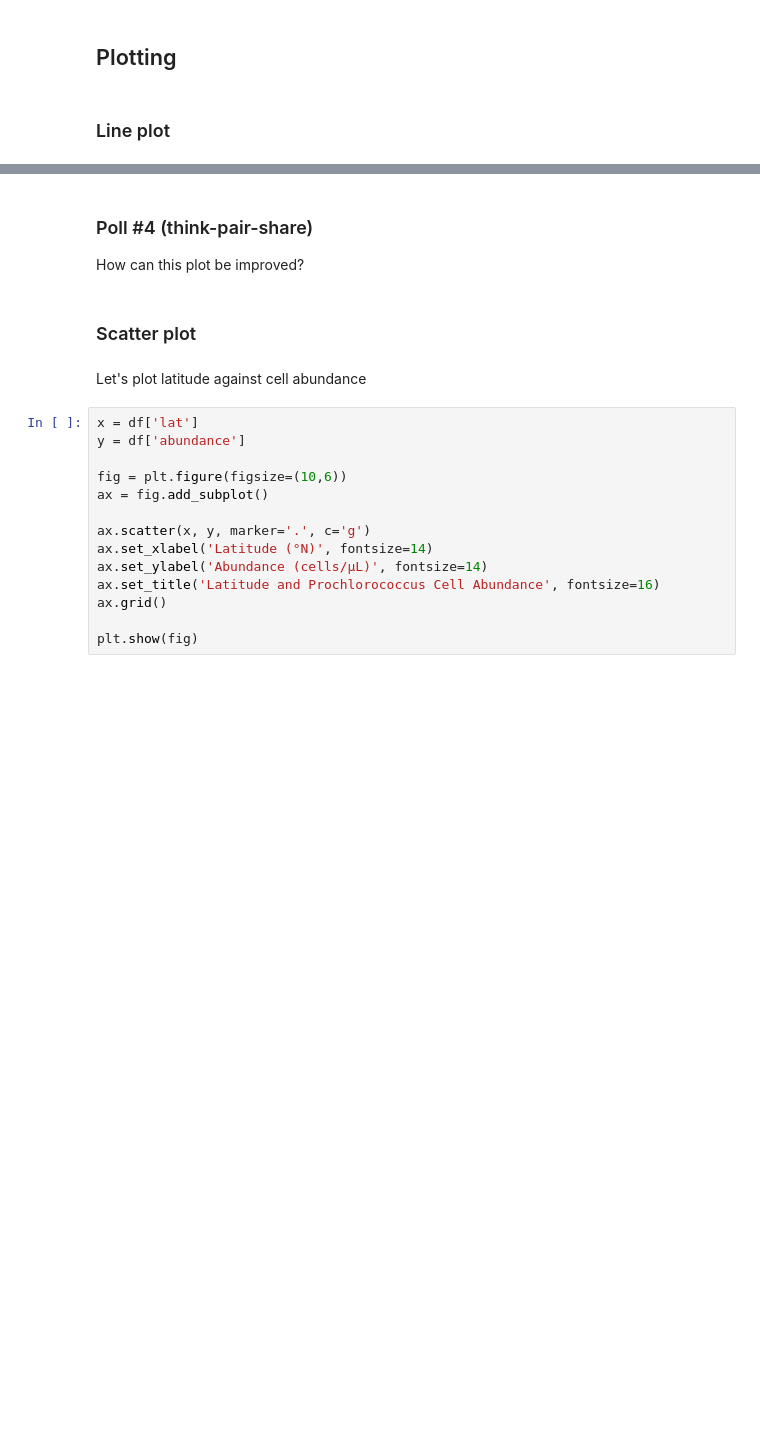
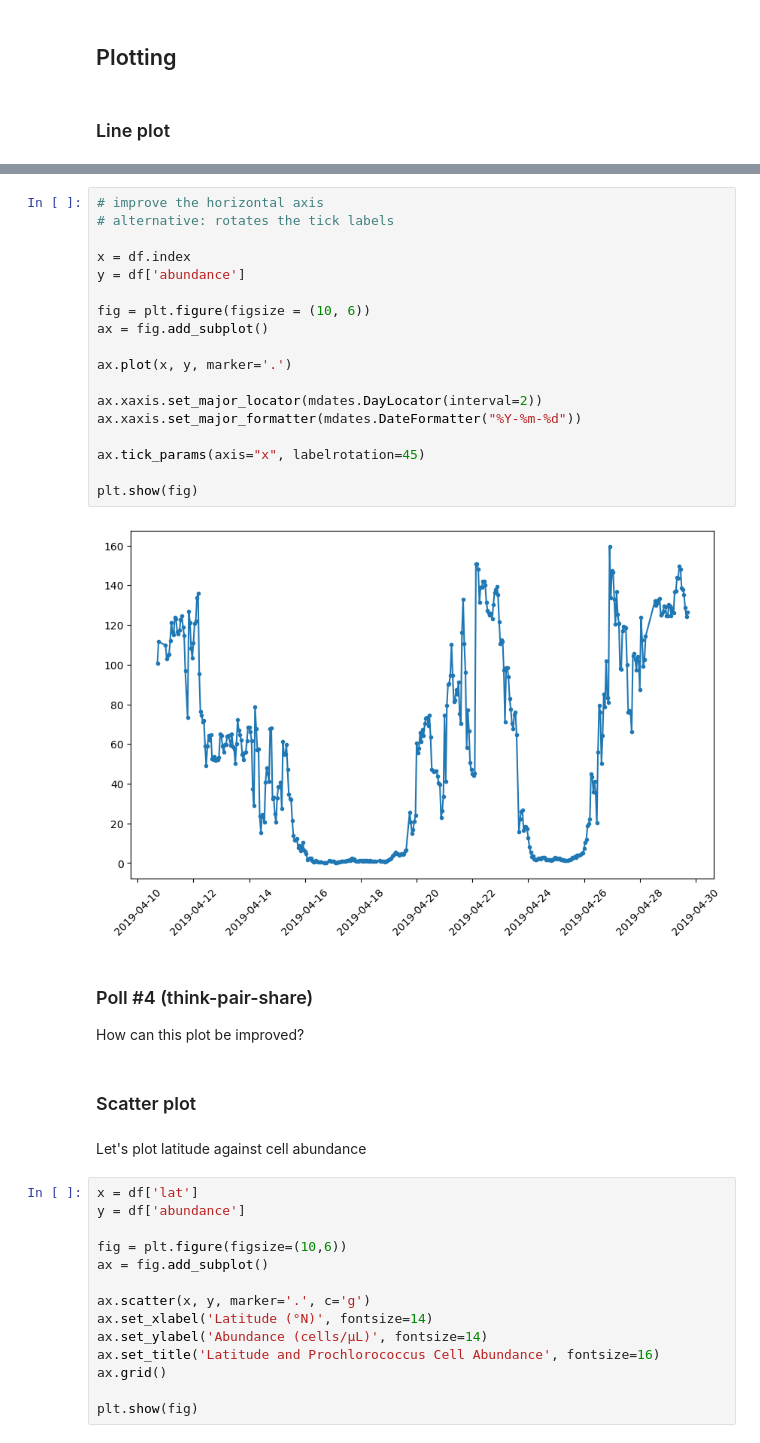
Before and after one commit to OCEAN-215-2025/week6_demo_students, a Jupyter notebook: Week6_demo_updated.ipynb, the cells around one changed output, grey strips where cells are left out. Saved outputs shown, nothing was run; the diff lists cells and outputs as text; blank space fills up the shorter version.

```diff
--- a/Week6_demo_updated.ipynb
+++ b/Week6_demo_updated.ipynb
@@ -180,3 +514,23 @@ plt.show(fig)
+# %%
+# improve the horizontal axis
+# alternative: rotates the tick labels
+
+x = df.index
+y = df['abundance']
+
+fig = plt.figure(figsize = (10, 6))
+ax = fig.add_subplot()
+
+ax.plot(x, y, marker='.')
+
+ax.xaxis.set_major_locator(mdates.DayLocator(interval=2))
+ax.xaxis.set_major_formatter(mdates.DateFormatter("%Y-%m-%d"))
+
+ax.tick_params(axis="x", labelrotation=45)
+
+plt.show(fig)
+# %% [output]
+[figure, added]
 # %% [markdown]
 ### Poll #4 (think-pair-share)
 
```
Also changed, not shown: parts of 39 cells of this notebook.
